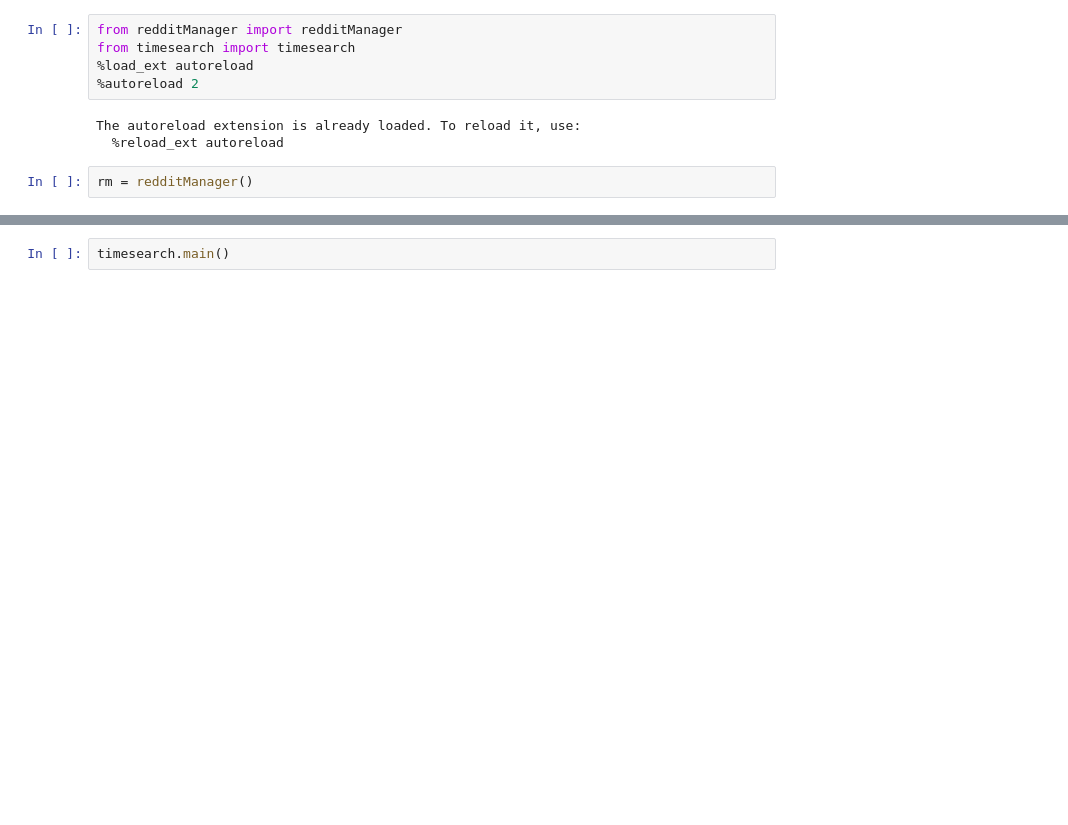
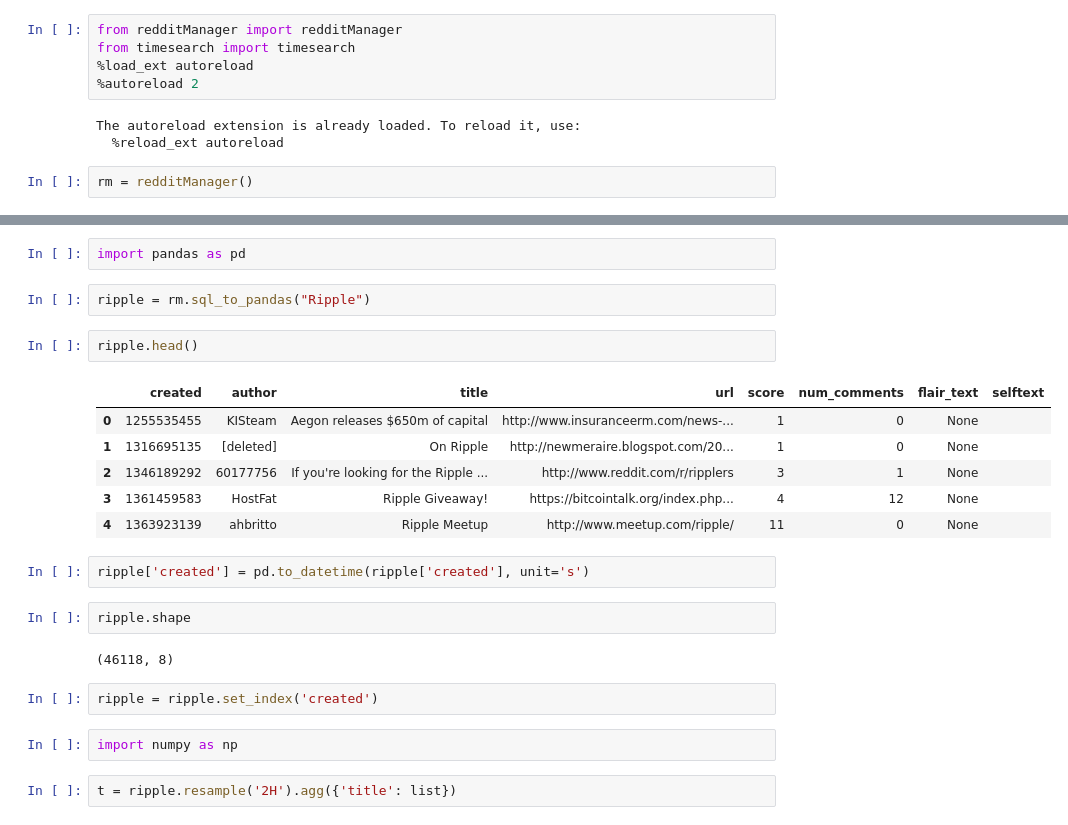
Before and after one commit to warproxxx/CryptoTrader, a Jupyter notebook: CryptoTrader/data_utils/reddit_data/Reddit Data.ipynb, the cells around one changed output, grey strips where cells are left out. Saved outputs shown, nothing was run; the diff lists cells and outputs as text; blank space fills up the shorter version.

```diff
--- a/CryptoTrader/data_utils/reddit_data/Reddit Data.ipynb
+++ b/CryptoTrader/data_utils/reddit_data/Reddit Data.ipynb
@@ -71,2 +92,25 @@ Aug 16 2015 08:58:09 - Aug 16 2015 09:28:00 +100
-# %%
-timesearch.main()
+# %%
+import pandas as pd
+# %%
+ripple = rm.sql_to_pandas("Ripple")
+# %%
+ripple.head()
+# %% [output]
+|  | created | author | title | url | score | num_comments | flair_text | selftext |
+| 0 | 1255535455 | KISteam | Aegon releases $650m of capital | http://www.insuranceerm.com/news-... | 1 | 0 | None |  |
+| 1 | 1316695135 | [deleted] | On Ripple | http://newmeraire.blogspot.com/20... | 1 | 0 | None |  |
+| 2 | 1346189292 | 60177756 | If you're looking for the Ripple ... | http://www.reddit.com/r/ripplers | 3 | 1 | None |  |
+| 3 | 1361459583 | HostFat | Ripple Giveaway! | https://bitcointalk.org/index.php... | 4 | 12 | None |  |
+| 4 | 1363923139 | ahbritto | Ripple Meetup | http://www.meetup.com/ripple/ | 11 | 0 | None |  |
+# %%
+ripple['created'] = pd.to_datetime(ripple['created'], unit='s')
+# %%
+ripple.shape
+# %% [output]
+(46118, 8)
+# %%
+ripple = ripple.set_index('created')
+# %%
+import numpy as np
+# %%
+t = ripple.resample('2H').agg({'title': list})
```
Also changed, not shown: parts of 1 cell of this notebook, 5 other files.
